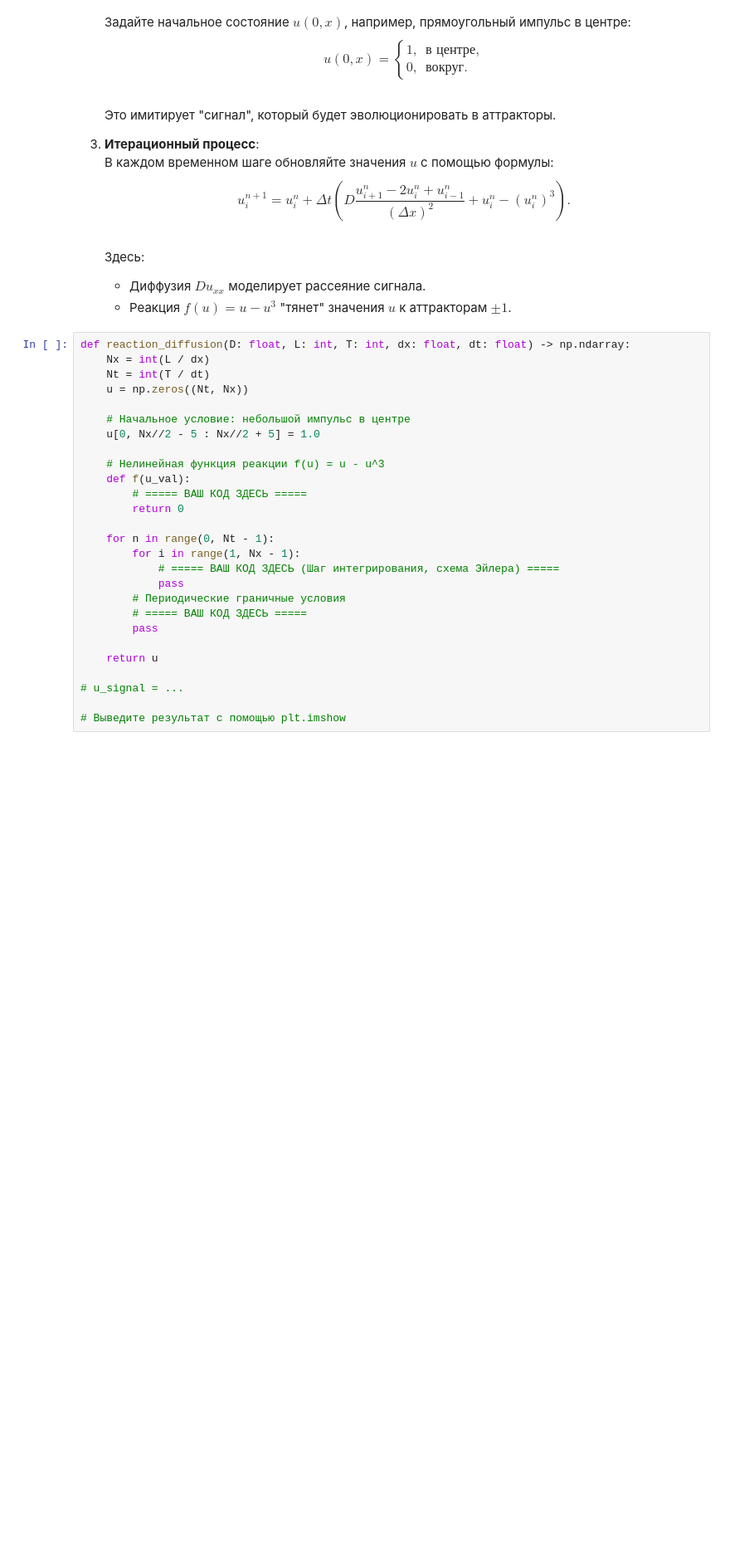
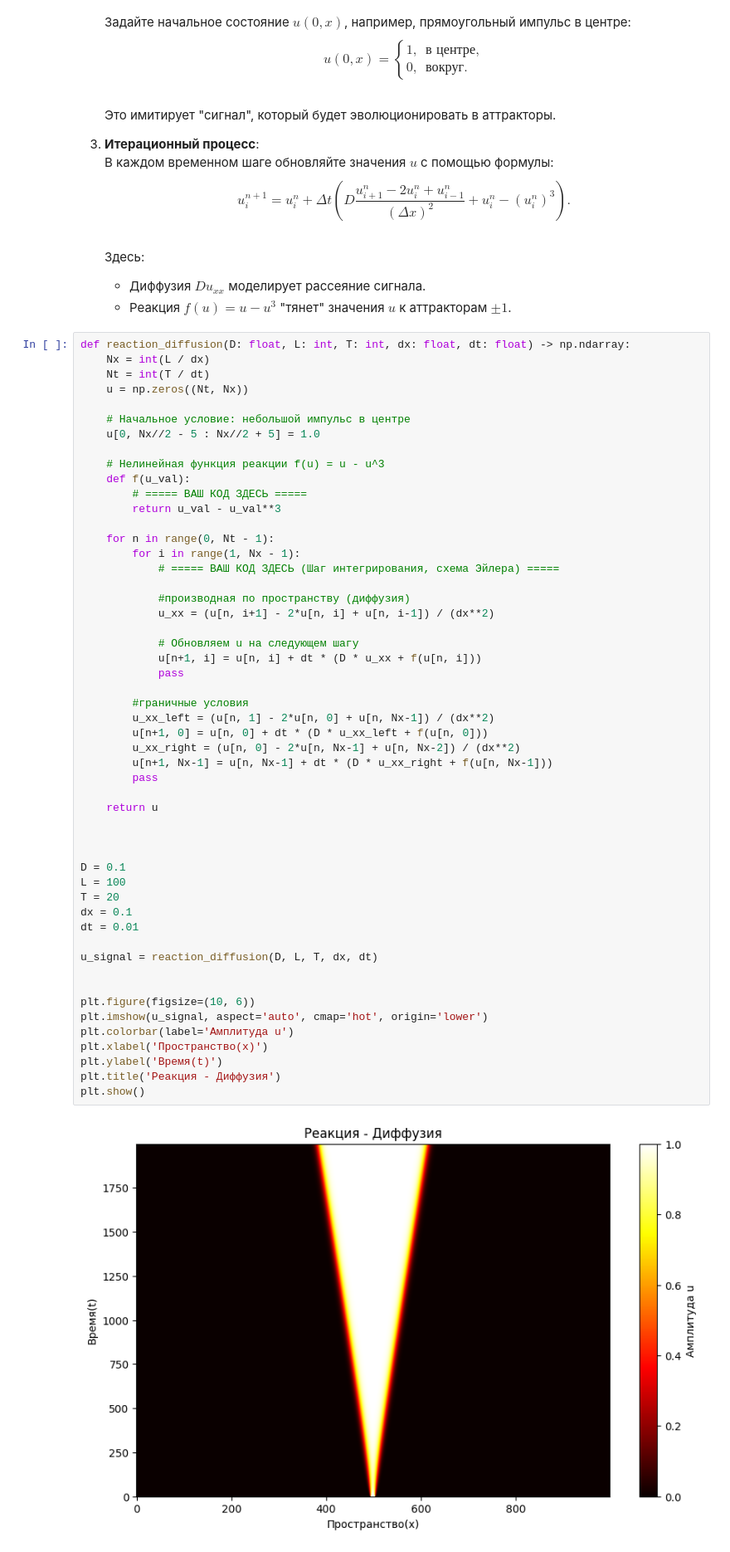
Before and after one commit to Vifiel/chaos, a Jupyter notebook: lab_de_chaos_crypto.ipynb, the cells around one changed output. Shown at 83% size. Drawn from its saved outputs; the diff is of its cells as text; blank space fills up the shorter version.

```diff
--- a/lab_de_chaos_crypto.ipynb
+++ b/lab_de_chaos_crypto.ipynb
@@ -439,30 +439,57 @@ $$
 # %%
 def reaction_diffusion(D: float, L: int, T: int, dx: float, dt: float) -> np.ndarray:
     Nx = int(L / dx)
     Nt = int(T / dt)
     u = np.zeros((Nt, Nx))
 
     # Начальное условие: небольшой импульс в центре
     u[0, Nx//2 - 5 : Nx//2 + 5] = 1.0
 
     # Нелинейная функция реакции f(u) = u - u^3
     def f(u_val):
         # ===== ВАШ КОД ЗДЕСЬ =====
-        return 0
+        return u_val - u_val**3
 
     for n in range(0, Nt - 1):
         for i in range(1, Nx - 1):
             # ===== ВАШ КОД ЗДЕСЬ (Шаг интегрирования, схема Эйлера) =====
+
+            #производная по пространству (диффузия)
+            u_xx = (u[n, i+1] - 2*u[n, i] + u[n, i-1]) / (dx**2)
+
+            # Обновляем u на следующем шагу
+            u[n+1, i] = u[n, i] + dt * (D * u_xx + f(u[n, i]))
             pass
-        # Периодические граничные условия
-        # ===== ВАШ КОД ЗДЕСЬ =====
+
+        #граничные условия
+        u_xx_left = (u[n, 1] - 2*u[n, 0] + u[n, Nx-1]) / (dx**2)
+        u[n+1, 0] = u[n, 0] + dt * (D * u_xx_left + f(u[n, 0]))
+        u_xx_right = (u[n, 0] - 2*u[n, Nx-1] + u[n, Nx-2]) / (dx**2)
+        u[n+1, Nx-1] = u[n, Nx-1] + dt * (D * u_xx_right + f(u[n, Nx-1]))
         pass
 
     return u
 
-# u_signal = ...
 
-# Выведите результат с помощью plt.imshow
+
+D = 0.1
+L = 100
+T = 20
+dx = 0.1
+dt = 0.01
+
+u_signal = reaction_diffusion(D, L, T, dx, dt)
+
+
+plt.figure(figsize=(10, 6))
+plt.imshow(u_signal, aspect='auto', cmap='hot', origin='lower')
+plt.colorbar(label='Амплитуда u')
+plt.xlabel('Пространство(x)')
+plt.ylabel('Время(t)')
+plt.title('Реакция - Диффузия')
+plt.show()
+# %% [output]
+[figure, added]
 # %% [markdown]
 ---
 > ❗ **Вопрос** ❗
```
Also changed, not shown: parts of 2 cells of this notebook.
